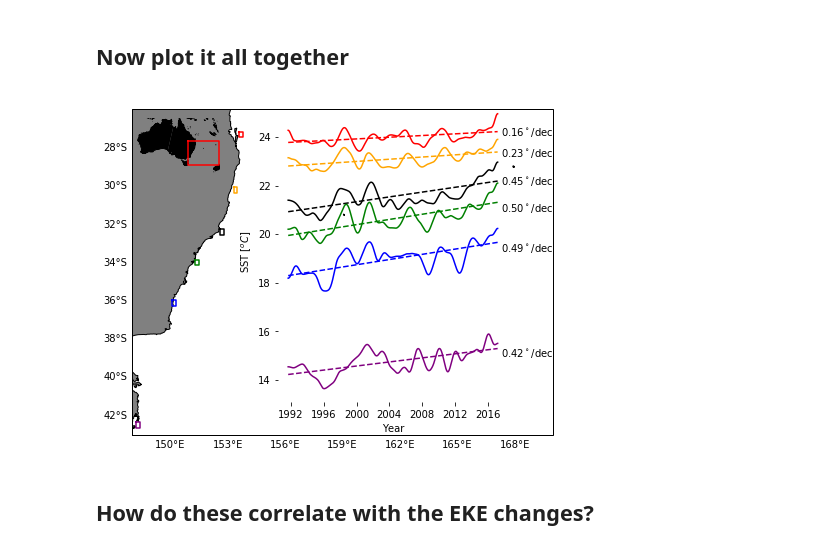
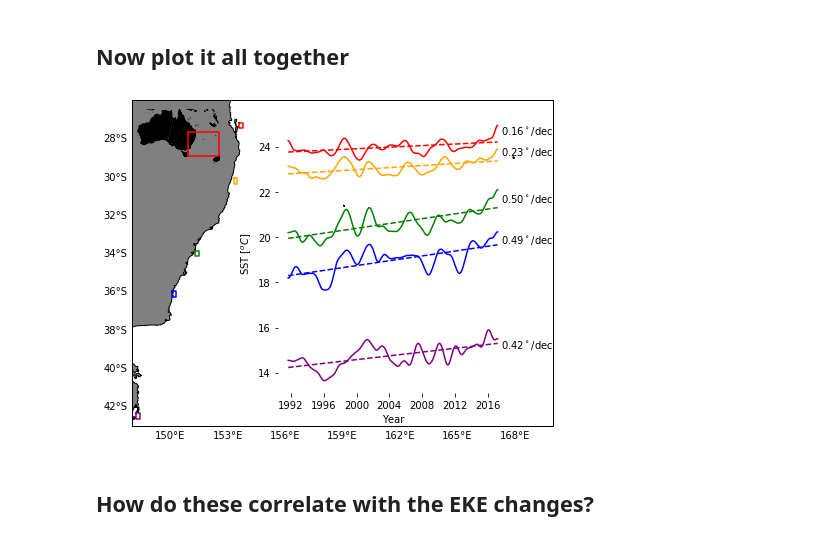
Before and after one commit to nmalan/EAC-shelf-trends, a Jupyter notebook: Mooring_SST_analysis.ipynb, the cells around one changed output. Saved outputs shown, nothing was run; the diff lists cells and outputs as text; code cells hidden in the pictures.

Commit message:
starting prep for final figures

```diff
--- a/Mooring_SST_analysis.ipynb
+++ b/Mooring_SST_analysis.ipynb
@@ -629,10 +633,10 @@ x = [153.3, 153.3, 153.5, 153.5, 153.3]
 y = [-30.1, -30.4, -30.4, -30.1, -30.1]
 ax2.plot(x, y, transform=ccrs.PlateCarree(),color = 'orange')
 
-#Seal Rocks
-x = [152.6, 152.6, 152.8, 152.8, 152.6]
-y = [-32.3, -32.6, -32.6, -32.3, -32.3]
-ax2.plot(x, y, transform=ccrs.PlateCarree(),color = 'black')
+# #Seal Rocks
+# x = [152.6, 152.6, 152.8, 152.8, 152.6]
+# y = [-32.3, -32.6, -32.6, -32.3, -32.3]
+# ax2.plot(x, y, transform=ccrs.PlateCarree(),color = 'black')
 
 #SYD
 x = [151.3, 151.3, 151.5, 151.5, 151.3]
@@ -648,9 +652,9 @@ x = [148.2, 148.2, 148.4, 148.4, 148.2]
 y = [-42.4, -42.7, -42.7, -42.4, -42.4]
 ax2.plot(x, y, transform=ccrs.PlateCarree(),color = 'purple')
 
-plt.text(167.3, -27.4, '0.16$^\circ$/dec', transform=ccrs.PlateCarree()) #SEQ trend
-plt.text(167.3, -28.5, '0.23$^\circ$/dec', transform=ccrs.PlateCarree()) #Coffs trend
-plt.text(167.3, -30, '0.45$^\circ$/dec', transform=ccrs.PlateCarree())   # Seal Rocks trend
+plt.text(167.3, -27.8, '0.16$^\circ$/dec', transform=ccrs.PlateCarree()) #SEQ trend
+plt.text(167.3, -28.9, '0.23$^\circ$/dec', transform=ccrs.PlateCarree()) #Coffs trend
+#plt.text(167.3, -30, '0.45$^\circ$/dec', transform=ccrs.PlateCarree())   # Seal Rocks trend
 plt.text(167.3, -31.4, '0.50$^\circ$/dec', transform=ccrs.PlateCarree()) # Sydney trend
 plt.text(167.3, -33.5, '0.49$^\circ$/dec', transform=ccrs.PlateCarree()) # BMP trend
 plt.text(167.3, -39, '0.42$^\circ$/dec', transform=ccrs.PlateCarree())   # Maria Is. trend
@@ -663,37 +667,37 @@ feature = ax.add_feature(coast, edgecolor='black',facecolor='black')
 ax.background_patch.set_visible(False)
 ax.outline_patch.set_visible(False)
 
 x = [roi[0], roi[0], roi[1], roi[1], roi[0]]
 y = [roi[3], roi[2], roi[2], roi[3], roi[3]]
 ax.plot(x, y, transform=ccrs.PlateCarree(),color = 'red')
 
-ax_ts = fig.add_axes([.4,.2,.4,.7])
+ax_ts = fig.add_axes([.4,.2,.4,.65])
 a = plt.plot(SEQ.time ,SEQ_filt_anomalies, label='30$^\circ$S', color='red')
 plt.plot([SEQ.time[0].values,SEQ.time[-1].values],y_SEQ,color='red',linestyle='--')
 
 b = plt.plot(CH.time ,CH_filt_anomalies, label='30$^\circ$S', color='orange')
 plt.plot([CH.time[0].values,CH.time[-1].values],y_CH,color='orange',linestyle='--')
 
-c = plt.plot(SRO.time ,SRO_filt_anomalies, label='30$^\circ$S', color='black')
-plt.plot([SRO.time[0].values,SRO.time[-1].values],y_SRO,color='black',linestyle='--')
+# c = plt.plot(SRO.time ,SRO_filt_anomalies, label='30$^\circ$S', color='black')
+# plt.plot([SRO.time[0].values,SRO.time[-1].values],y_SRO,color='black',linestyle='--')
 
 d = plt.plot(SYD.time ,SYD_filt_anomalies, label='34$^\circ$S',color='green')
 plt.plot([SYD.time[0].values,SYD.time[-1].values],y_SYD,color='green',linestyle='--')
 
 e = plt.plot(BMP.time ,BMP_filt_anomalies, label='36$^\circ$S',color='b')
 plt.plot([BMP.time[0].values,BMP.time[-1].values],y_BMP,color='b',linestyle='--')
 
 f = plt.plot(MIS.time ,MIS_filt_anomalies, label='36$^\circ$S',color='purple')
 plt.plot([MIS.time[0].values,MIS.time[-1].values],y_MIS,color='purple',linestyle='--')
 
 plt.ylabel('SST [$^oC$]')
 plt.xlabel('Year')
 plt.box(False)
 
 #ax_ts.legend(loc = 'best')
 plt.savefig('Mooring_satellite_sst__wholesystem_summary.png', dpi=300,bbox_inches='tight')
 # %% [output]
-[figure, old version]
+[figure, new version]
 # %% [markdown]
 ## How do these correlate with the EKE changes?
 # %%
```
Also changed, not shown: parts of 16 cells of this notebook, 9 other files.
